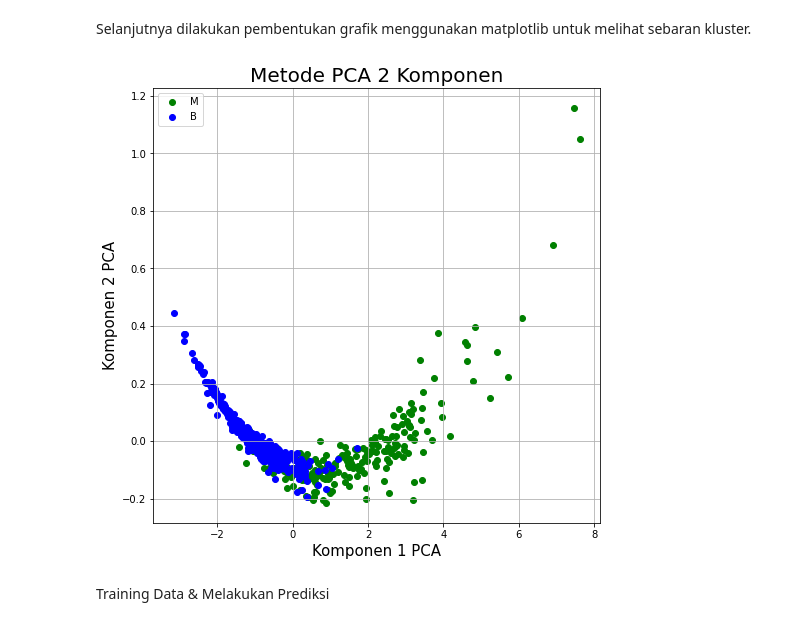
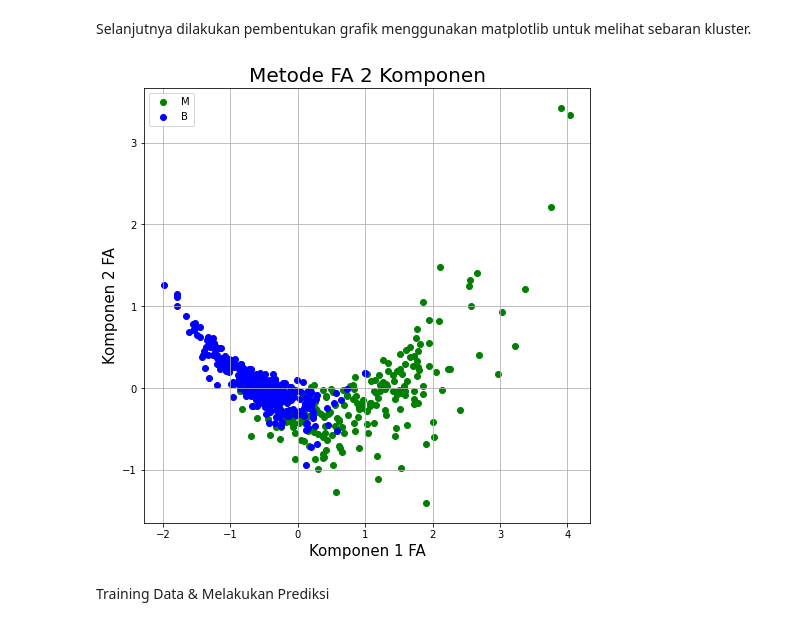
Before and after one commit to hananlu/SLOuas, a Jupyter notebook: Klusterisasi_dengan_FA.ipynb, the cells around one changed output. Saved outputs shown, nothing was run; the diff lists cells and outputs as text; code cells hidden in the pictures.

```diff
--- a/Klusterisasi_dengan_FA.ipynb
+++ b/Klusterisasi_dengan_FA.ipynb
@@ -116,20 +116,20 @@ Selanjutnya dilakukan pembentukan grafik menggunakan matplotlib untuk melihat se
 # %%
 fig = mpl.figure(figsize = (8,8))
 ax = fig.add_subplot(1,1,1)
-ax.set_xlabel('Komponen 1 PCA', fontsize = 15)
-ax.set_ylabel('Komponen 2 PCA', fontsize = 15)
-ax.set_title('Metode PCA 2 Komponen', fontsize = 20)
+ax.set_xlabel('Komponen 1 FA', fontsize = 15)
+ax.set_ylabel('Komponen 2 FA', fontsize = 15)
+ax.set_title('Metode FA 2 Komponen', fontsize = 20)
 targets = ['M', 'B']
 colors = ['g', 'b']
 for target, color in zip(targets,colors):
     indicesToKeep = AnalisisFinal['diagnosis'] == target
     ax.scatter(AnalisisFinal.loc[indicesToKeep, 'komponen1']
                , AnalisisFinal.loc[indicesToKeep, 'komponen2']
                , c = color)
 ax.legend(targets)
 ax.grid()
 # %% [output]
-[figure, old version]
+[figure, new version]
 # %% [markdown]
 Training Data & Melakukan Prediksi
 # %%
```
Also changed, not shown: parts of 4 cells of this notebook.
